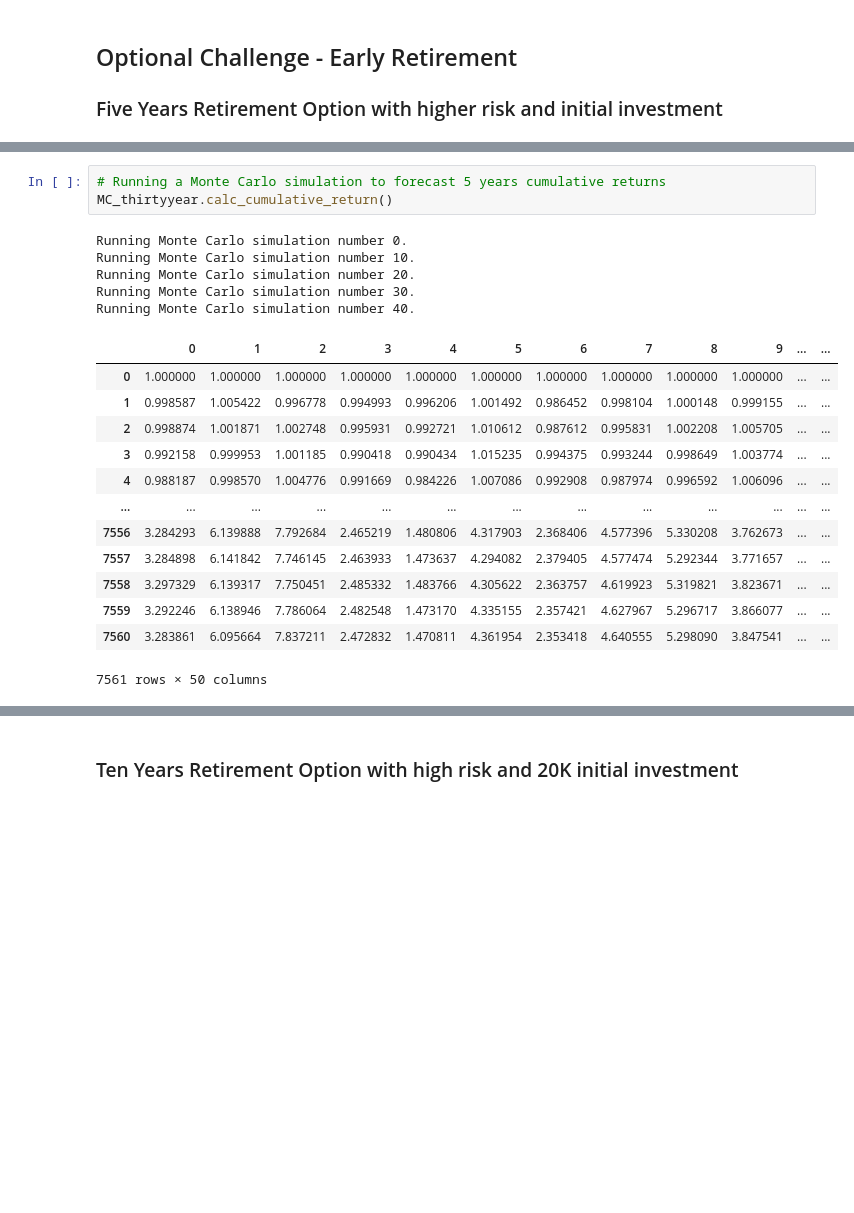
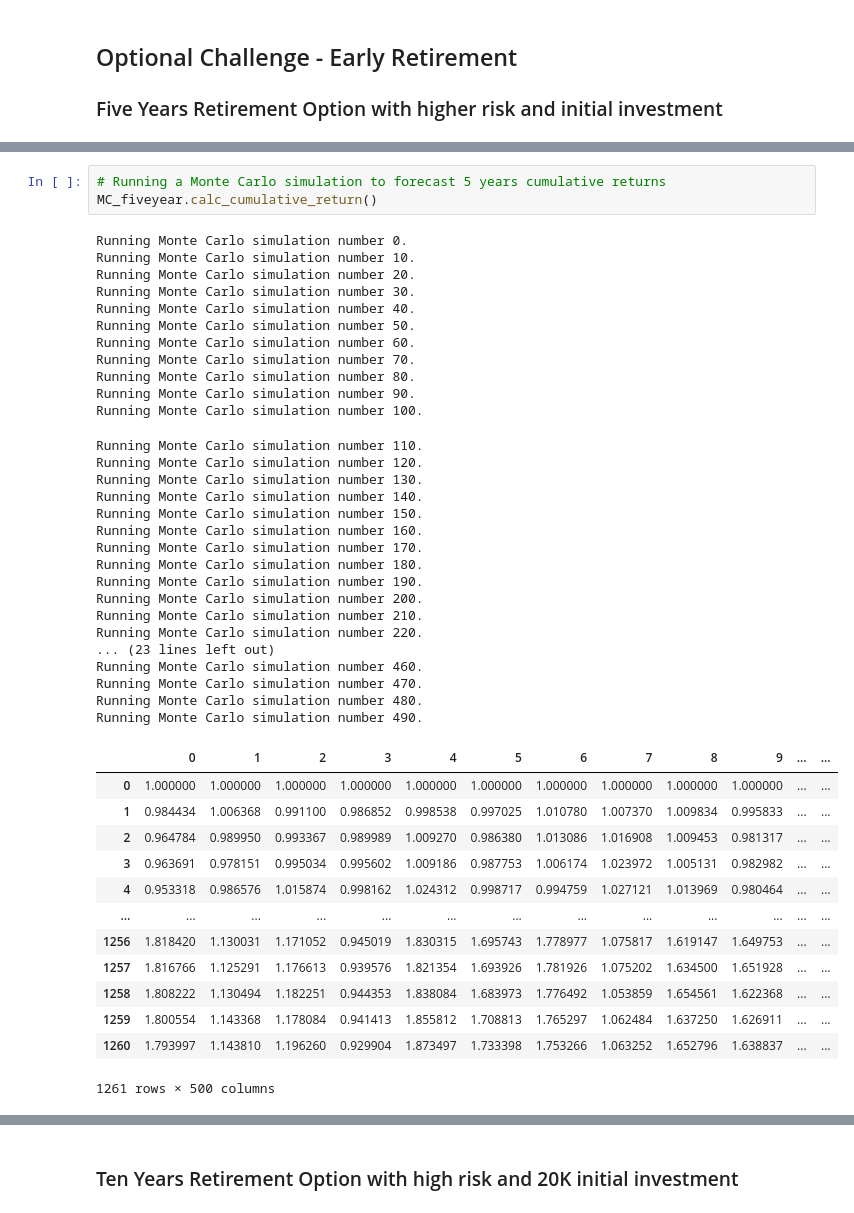
Before and after one commit to DIsaacman/financial_planning, a Jupyter notebook: Starter_Code/financial-planner.ipynb, the cells around one changed output, grey strips where cells are left out. Saved outputs shown, nothing was run; the diff lists cells and outputs as text; blank space fills up the shorter version.

```diff
--- a/Starter_Code/financial-planner.ipynb
+++ b/Starter_Code/financial-planner.ipynb
@@ -380,25 +389,48 @@ MC_fiveyear.portfolio_data.head()
 | 2017-06-09 04:00:00+00:00 | 244.07 | 245.01 | 241.95 | 243.41 | 132256362 | 430463 | 243.643527 | -0.001518 | 109.51 | 109.63 | ... |
 # %%
 # Running a Monte Carlo simulation to forecast 5 years cumulative returns
-MC_thirtyyear.calc_cumulative_return()
+MC_fiveyear.calc_cumulative_return()
 # %% [output]
 Running Monte Carlo simulation number 0.
 Running Monte Carlo simulation number 10.
 Running Monte Carlo simulation number 20.
 Running Monte Carlo simulation number 30.
 Running Monte Carlo simulation number 40.
+Running Monte Carlo simulation number 50.
+Running Monte Carlo simulation number 60.
+Running Monte Carlo simulation number 70.
+Running Monte Carlo simulation number 80.
+Running Monte Carlo simulation number 90.
+Running Monte Carlo simulation number 100.
+Running Monte Carlo simulation number 110.
+Running Monte Carlo simulation number 120.
+Running Monte Carlo simulation number 130.
+Running Monte Carlo simulation number 140.
+Running Monte Carlo simulation number 150.
+Running Monte Carlo simulation number 160.
+Running Monte Carlo simulation number 170.
+Running Monte Carlo simulation number 180.
+Running Monte Carlo simulation number 190.
+Running Monte Carlo simulation number 200.
+Running Monte Carlo simulation number 210.
+Running Monte Carlo simulation number 220.
+... (23 lines left out)
+Running Monte Carlo simulation number 460.
+Running Monte Carlo simulation number 470.
+Running Monte Carlo simulation number 480.
+Running Monte Carlo simulation number 490.
 |  | 0 | 1 | 2 | 3 | 4 | 5 | 6 | 7 | 8 | 9 | ... | ... |
 | 0 | 1.000000 | 1.000000 | 1.000000 | 1.000000 | 1.000000 | 1.000000 | 1.000000 | 1.000000 | 1.000000 | 1.000000 | ... | ... |
-| 1 | 0.998587 | 1.005422 | 0.996778 | 0.994993 | 0.996206 | 1.001492 | 0.986452 | 0.998104 | 1.000148 | 0.999155 | ... | ... |
-| 2 | 0.998874 | 1.001871 | 1.002748 | 0.995931 | 0.992721 | 1.010612 | 0.987612 | 0.995831 | 1.002208 | 1.005705 | ... | ... |
-| 3 | 0.992158 | 0.999953 | 1.001185 | 0.990418 | 0.990434 | 1.015235 | 0.994375 | 0.993244 | 0.998649 | 1.003774 | ... | ... |
-| 4 | 0.988187 | 0.998570 | 1.004776 | 0.991669 | 0.984226 | 1.007086 | 0.992908 | 0.987974 | 0.996592 | 1.006096 | ... | ... |
+| 1 | 0.984434 | 1.006368 | 0.991100 | 0.986852 | 0.998538 | 0.997025 | 1.010780 | 1.007370 | 1.009834 | 0.995833 | ... | ... |
+| 2 | 0.964784 | 0.989950 | 0.993367 | 0.989989 | 1.009270 | 0.986380 | 1.013086 | 1.016908 | 1.009453 | 0.981317 | ... | ... |
+| 3 | 0.963691 | 0.978151 | 0.995034 | 0.995602 | 1.009186 | 0.987753 | 1.006174 | 1.023972 | 1.005131 | 0.982982 | ... | ... |
+| 4 | 0.953318 | 0.986576 | 1.015874 | 0.998162 | 1.024312 | 0.998717 | 0.994759 | 1.027121 | 1.013969 | 0.980464 | ... | ... |
 | ... | ... | ... | ... | ... | ... | ... | ... | ... | ... | ... | ... | ... |
-| 7556 | 3.284293 | 6.139888 | 7.792684 | 2.465219 | 1.480806 | 4.317903 | 2.368406 | 4.577396 | 5.330208 | 3.762673 | ... | ... |
-| 7557 | 3.284898 | 6.141842 | 7.746145 | 2.463933 | 1.473637 | 4.294082 | 2.379405 | 4.577474 | 5.292344 | 3.771657 | ... | ... |
-| 7558 | 3.297329 | 6.139317 | 7.750451 | 2.485332 | 1.483766 | 4.305622 | 2.363757 | 4.619923 | 5.319821 | 3.823671 | ... | ... |
-| 7559 | 3.292246 | 6.138946 | 7.786064 | 2.482548 | 1.473170 | 4.335155 | 2.357421 | 4.627967 | 5.296717 | 3.866077 | ... | ... |
-| 7560 | 3.283861 | 6.095664 | 7.837211 | 2.472832 | 1.470811 | 4.361954 | 2.353418 | 4.640555 | 5.298090 | 3.847541 | ... | ... |
+| 1256 | 1.818420 | 1.130031 | 1.171052 | 0.945019 | 1.830315 | 1.695743 | 1.778977 | 1.075817 | 1.619147 | 1.649753 | ... | ... |
+| 1257 | 1.816766 | 1.125291 | 1.176613 | 0.939576 | 1.821354 | 1.693926 | 1.781926 | 1.075202 | 1.634500 | 1.651928 | ... | ... |
+| 1258 | 1.808222 | 1.130494 | 1.182251 | 0.944353 | 1.838084 | 1.683973 | 1.776492 | 1.053859 | 1.654561 | 1.622368 | ... | ... |
+| 1259 | 1.800554 | 1.143368 | 1.178084 | 0.941413 | 1.855812 | 1.708813 | 1.765297 | 1.062484 | 1.637250 | 1.626911 | ... | ... |
+| 1260 | 1.793997 | 1.143810 | 1.196260 | 0.929904 | 1.873497 | 1.733398 | 1.753266 | 1.063252 | 1.652796 | 1.638837 | ... | ... |
-7561 rows × 50 columns
+1261 rows × 500 columns
 # %%
 # Plot simulation outcomes
```
Also changed, not shown: parts of 15 cells of this notebook, 1 other file.
